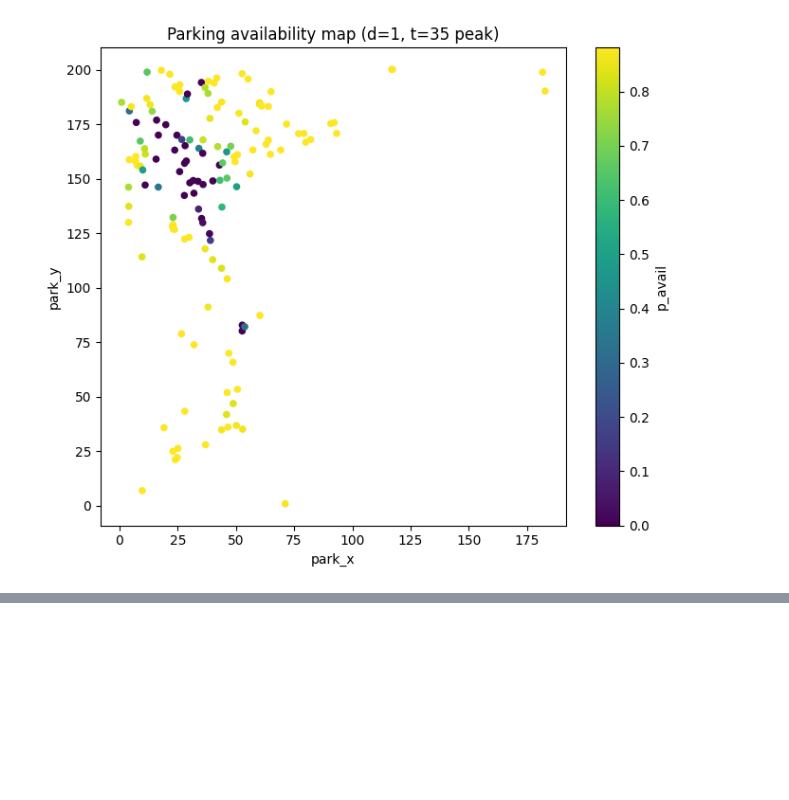
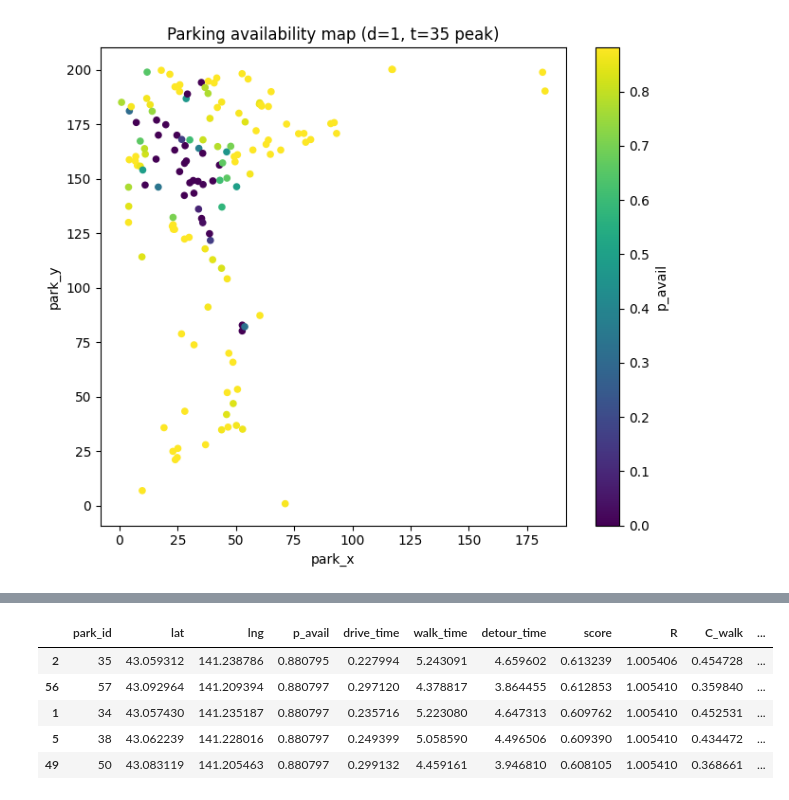
Before and after one commit to radimon/2025_flight_delay_prediction, a Jupyter notebook: notebooks/07_grid_classify_and_parking_data_create.ipynb, the cells around one changed output, grey strips where cells are left out. Saved outputs shown, nothing was run; the diff lists cells and outputs as text; code cells hidden in the pictures; blank space fills up the shorter version.

Commit message:
topk parking lot

```diff
--- a/notebooks/07_grid_classify_and_parking_data_create.ipynb
+++ b/notebooks/07_grid_classify_and_parking_data_create.ipynb
@@ -604,0 +785,23 @@ plot_parks_map(df_prob, d0, t_peak, f"Parking availability map (d={d0}, t={t_pea
+# %%
+prefs = {
+    "risk_aversion":0.1,
+
+    "min_prob":0.4,
+    "max_walk_min":20,
+    "max_detour_min":10,
+
+    "w_prob":0.8,
+    "w_walk":0.2,
+    "w_detour":0.2,
+    "w_drive":0.8,
+    "w_price":0.5,
+}
+parks = choose_parking(cand, prefs)
+parks.head()
+# %% [output]
+|  | park_id | lat | lng | p_avail | drive_time | walk_time | detour_time | score | R | C_walk | ... |
+| 2 | 35 | 43.059312 | 141.238786 | 0.880795 | 0.227994 | 5.243091 | 4.659602 | 0.613239 | 1.005406 | 0.454728 | ... |
+| 56 | 57 | 43.092964 | 141.209394 | 0.880797 | 0.297120 | 4.378817 | 3.864455 | 0.612853 | 1.005410 | 0.359840 | ... |
+| 1 | 34 | 43.057430 | 141.235187 | 0.880797 | 0.235716 | 5.223080 | 4.647313 | 0.609762 | 1.005410 | 0.452531 | ... |
+| 5 | 38 | 43.062239 | 141.228016 | 0.880797 | 0.249399 | 5.058590 | 4.496506 | 0.609390 | 1.005410 | 0.434472 | ... |
+| 49 | 50 | 43.083119 | 141.205463 | 0.880797 | 0.299132 | 4.459161 | 3.946810 | 0.608105 | 1.005410 | 0.368661 | ... |
```
Also changed, not shown: parts of 7 cells of this notebook, 3 other files.
